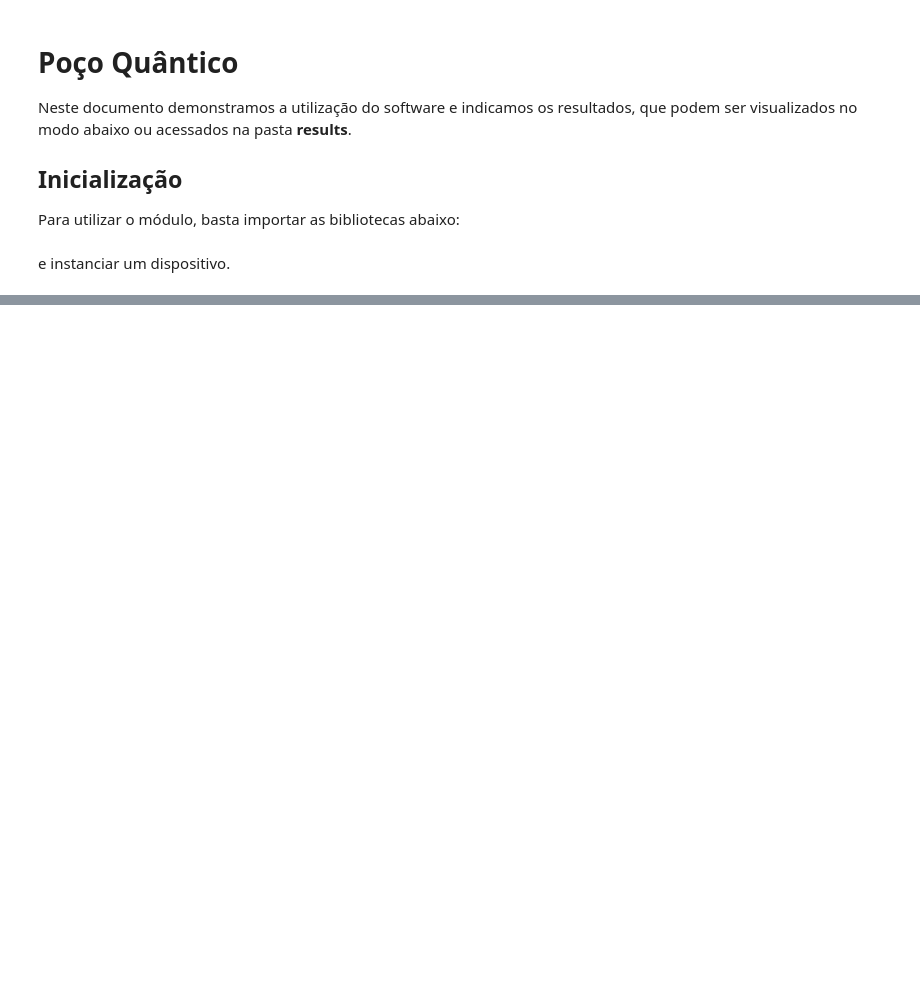
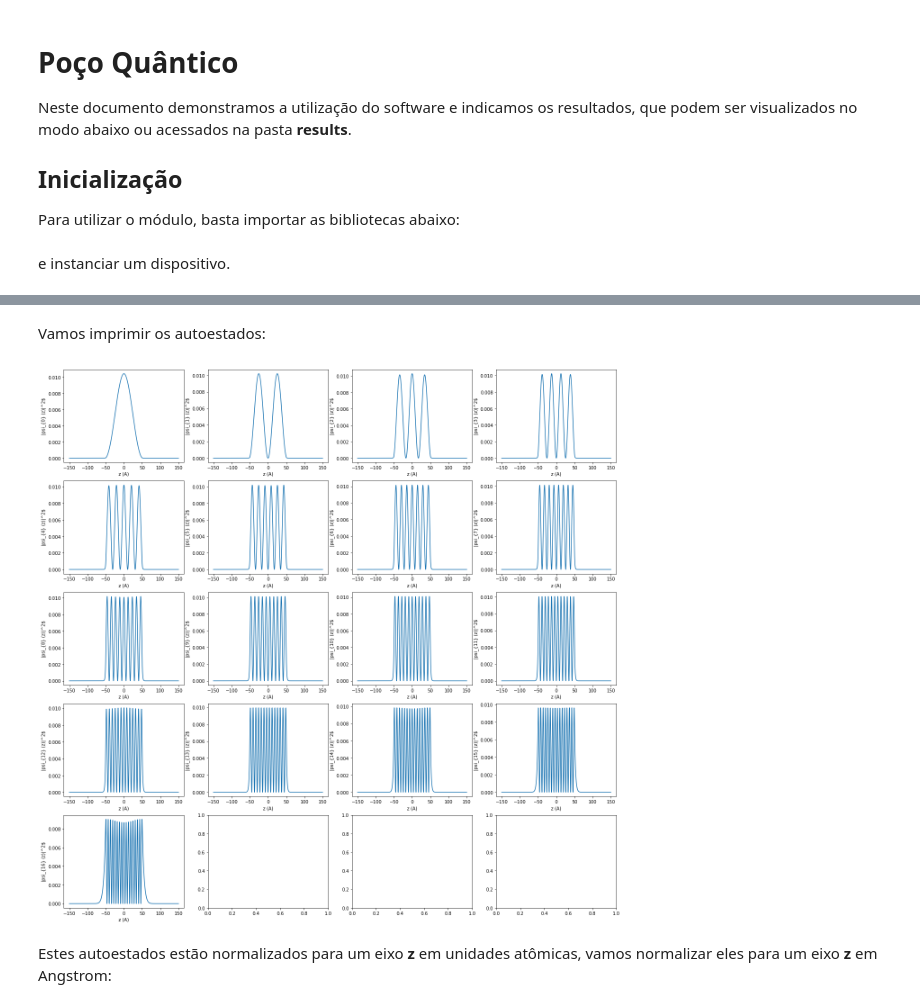
Before and after one commit to thiagolcmelo/quantum-modules, a Jupyter notebook: poco-quantico.ipynb, the cells around one changed output, grey strips where cells are left out. Cells and saved outputs as stored; diff of their text form; code cells hidden in the pictures; blank space fills up the shorter version.

```diff
--- a/poco-quantico.ipynb
+++ b/poco-quantico.ipynb
@@ -38,8 +19,0 @@ os autoestados são mostrados à seguir:
-# %%
-n = [0,1,2]
-fix, axs = plt.subplots(1,3, figsize=(18,6))
-for i, ax in enumerate(list(axs)):
-    ax.plot(device.z_ang, np.abs(device.eigenstates[0])**2)
-    ax.set_xlabel(r'z (A)')
-    ax.set_ylabel(r'|psi_{%d} (z)|^2$' % i)
-plt.show()
@@ -191,8 +19,0 @@ plt.show()
-# %%
-offset = [0]
-for i, v in enumerate(autovalores):
-    if i > 0:
-        if np.abs(autovalores[i] / np.average(autovalores[offset[-1]:i])-1.0) > 0.01:
-            offset.append(i)
-offset.append(len(autovalores))
-autovalores = [np.average(autovalores[offset[i]:offset[i+1]]) for i in range(len(offset)-1)]
@@ -202,0 +77,3 @@ device.analytical_solution(3)
+# %%
+device.analytical_eigenvalues = np.array(device.analytical_solution())
+device.analytical_eigenvalues
@@ -202,0 +110,16 @@ device.analytical_solution(3)
+# %% [markdown]
+Vamos imprimir os autoestados:
+# %%
+fix, axs = plt.subplots(5,4, figsize=(22,22))
+for i in range(5):
+    for j in range(4):
+        if (4*i+j) >= len(device.eigenstates):
+            continue
+        axs[i,j].plot(device.z_ang, np.abs(device.eigenstates[4*i+j])**2)
+        axs[i,j].set_xlabel(r'z (A)')
+        axs[i,j].set_ylabel(r'|psi_{%d} (z)|^2$' % (4*i+j))
+plt.show()
+# %% [output]
+[figure, added]
+# %% [markdown]
+Estes autoestados estão normalizados para um eixo **z** em unidades atômicas, vamos normalizar eles para um eixo **z** em Angstrom:
```
Also changed, not shown: parts of 44 cells of this notebook, 7 other files.
